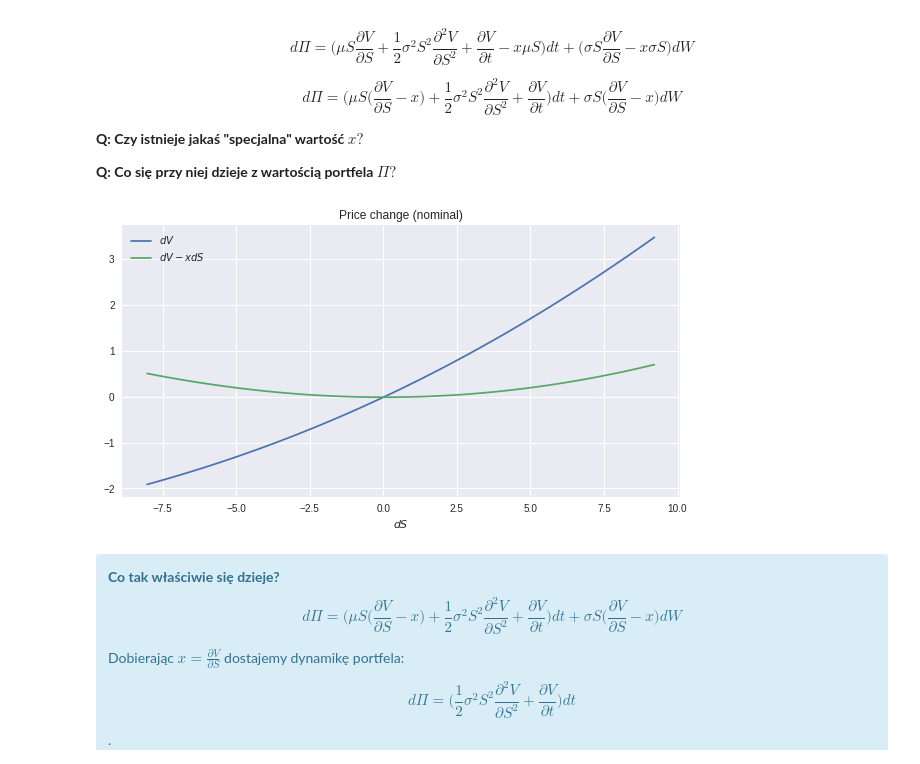
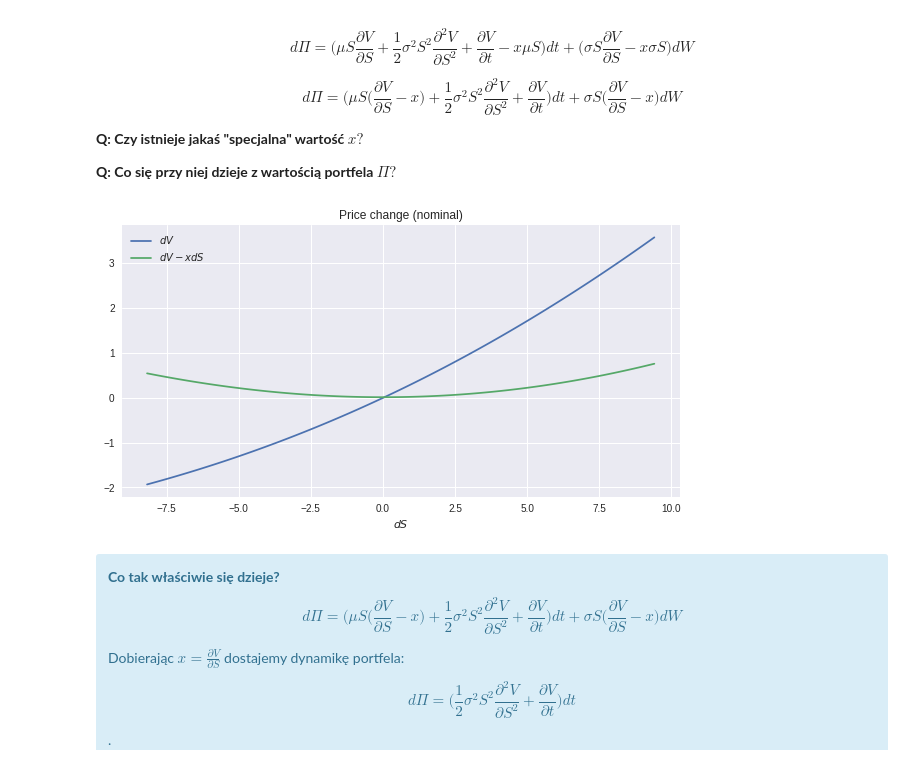
Before and after one commit to PiotMik/GreeksHedging, a Jupyter notebook: Greek Hedging.ipynb, the cells around one changed output. Cells and saved outputs as stored; diff of their text form; code cells hidden in the pictures.

Commit message:
Cleaned up delta-gamma hedging

```diff
--- a/Greek Hedging.ipynb
+++ b/Greek Hedging.ipynb
@@ -212,37 +214,37 @@ dt = 5/365
 
 # Market/Option params setup
 r = 0.05
 sig = 0.3
 T = 1.
 S0 = 70.
 K = 90.
 option = mibian.BS([S0, K, r*100, T*365], volatility = sig*100)
 
 # Compute delta and price
 delta = option.callDelta
 V_0 = option.callPrice
 
 # Simulate 1 day stock trajectory
 S_1D = gbm(S0, r, sig, dt, 1, MC)[-1]
 
 # Make an array of likely stock prices, based on min-max of the simulation.
 # Compute option prices on that array.
 S_1D = np.linspace(S_1D.min(), S_1D.max(), 100)
-V_1D = np.array([mibian.BS([S, K, r*100, 364], volatility = sig*100).callPrice for S in S_1D])
+V_1D = np.array([mibian.BS([S, K, r*100, T*365 - dt], volatility = sig*100).callPrice for S in S_1D])
 
 # Compute price changes
-DV_1D = (V_1D - V_0)
-DP_1D = (V_1D - delta*S_1D) - (V_0 - delta*S0)
+DV_1D = V_1D - V_0*np.exp(r*dt)
+DP_1D = (V_1D - delta*S_1D) - (V_0 - delta*S0)*np.exp(r*dt)
 
 # Plot changes of pure option vs portfolio
 plt.figure(figsize=(10, 5))
 plt.plot(S_1D - S0, DV_1D, label = '$dV$')
 plt.plot(S_1D - S0, DP_1D, label = '$dV - xdS$')
 plt.xlabel('$dS$')
 plt.title('Price change (nominal)')
 _ = plt.legend()
 # %% [output]
-[figure, old version]
+[figure, new version]
 # %% [markdown]
 <div class="alert alert-block alert-info">
 <b>Co tak właściwie się dzieje?</b>
```
Also changed, not shown: parts of 7 cells of this notebook.
